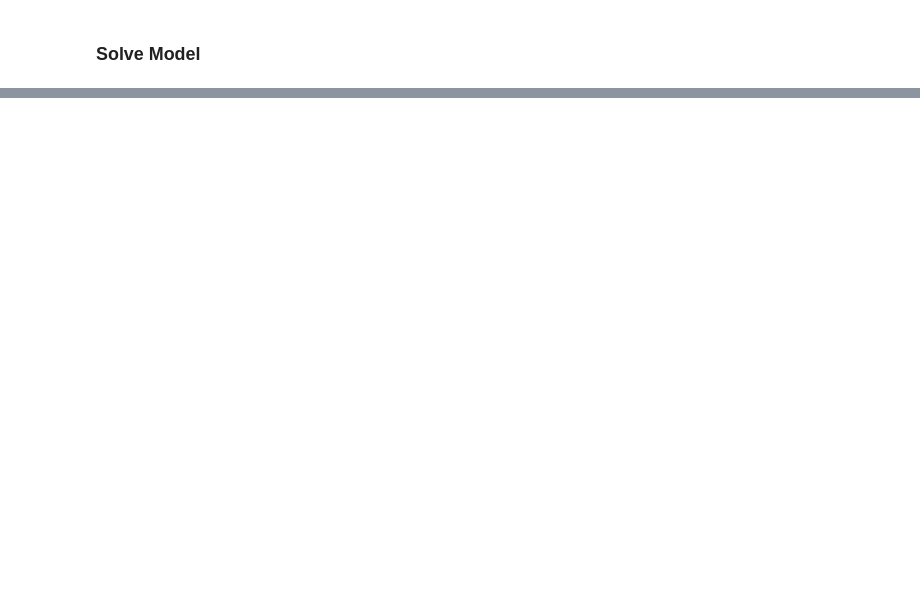
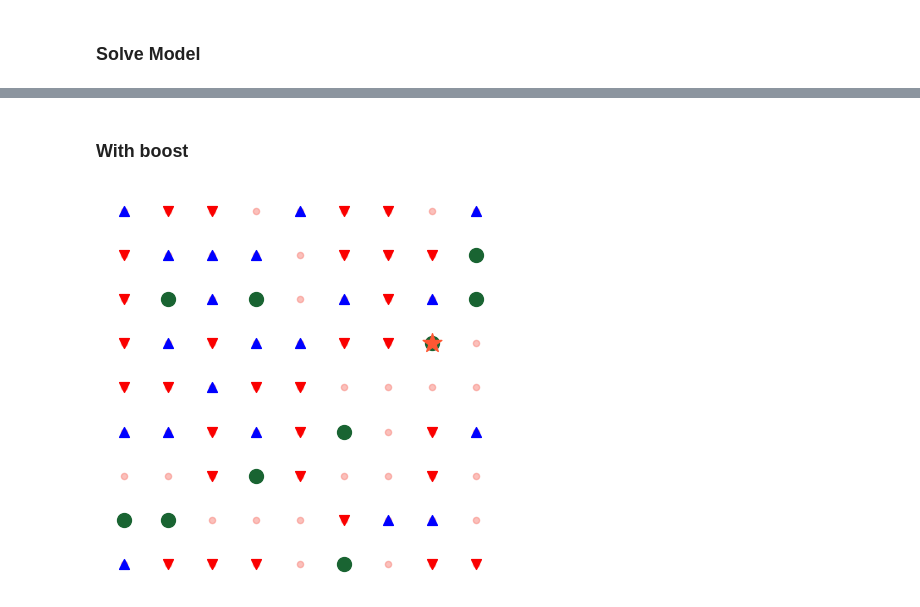
Before and after one commit to manojarulmurugan/ISYE524_Group4_Project, a Jupyter notebook: group_4.ipynb, the cells around one changed output, grey strips where cells are left out. Cells and saved outputs as stored; diff of their text form; code cells hidden in the pictures; blank space fills up the shorter version.

```diff
--- a/group_4.ipynb
+++ b/group_4.ipynb
@@ -135,5 +244,5 @@ randomizePortsNoRepeat (generic function with 1 method)
 # %%
-function visualizeGrid(grid_data, port_num, port_of_origin_num, no_go_num, soln)
+function visualizeGridBoost(grid_data, port_num, port_of_origin_num, no_go_num, boost_num, soln)
     n = Int(grid_data[1]);
     spacing = grid_data[2];
     origin = [0, 0];
@@ -141,6 +250,7 @@ function visualizeGrid(grid_data, port_num, port_of_origin_num, no_go_num, soln)
     port_coord = numToCoord(port_num, n, spacing);
     port_of_origin_coord = numToCoord(port_of_origin_num, n, spacing);
     no_go_coord = numToCoord(no_go_num, n, spacing);
+    boost_coord = numToCoord(boost_num, n, spacing);
 
     grid_size = n^2;
 
@@ -170,9 +280,16 @@ function visualizeGrid(grid_data, port_num, port_of_origin_num, no_go_num, soln)
     scatter(port_coord[:, 1], port_coord[:, 2], alpha = alpha_port, color = port_color_RGB, marker = "o", s = 100);
 
     # plot no_go data
-    no_go_color_RGB = [0, 0, 0]./255;
+    no_go_color_RGB = [250, 0, 0]./255;
     alpha_no_go = 1;
-    scatter(no_go_coord[:, 1], no_go_coord[:, 2], alpha = alpha_no_go, color = no_go_color_RGB, marker = "x", s = 150);
+    scatter(no_go_coord[:, 1], no_go_coord[:, 2], alpha = alpha_no_go, color = no_go_color_RGB, marker = "v", s = 50);
+
+    # plot boost data
+    if b != 0
+        boost_color_RGB = [0, 0, 255]./255;
+        alpha_boost = 1;
+        scatter(boost_coord[:, 1], boost_coord[:, 2], alpha = alpha_boost, color = boost_color_RGB, marker = "^", s = 50);
+    end
 
     # plot port of origin
     origin_port_color_RGB = [255, 87, 51]./255;
@@ -696,3 +1035,26 @@ Objective value: 40.55634918610404
 # utilize previous conditions to ensure good constraints
 
 # why can't lines be eliminated by saying sum of ports with one outgoing 1?
+# %% [markdown]
+### With boost
+# %%
+### Grid setup
+# grid size (square)
+n = 9;
+spacing = 1; # always keep 1?
+
+### port information
+# number of ports on grid
+m = 10;
+
+### no-go zones
+k = 30;
+
+# boost zones
+b = 20;
+
+grid_data = initializeParam(n, spacing, m, k, b, 0.95);
+port_num, port_of_origin_num, no_go_num, boost_num = randomizePortsBoostZones(grid_data)
+f = visualizeGridBoost(grid_data, port_num, port_of_origin_num, no_go_num, boost_num, 0);
+# %% [output]
+[figure, added]
```
Also changed, not shown: parts of 12 cells of this notebook.
